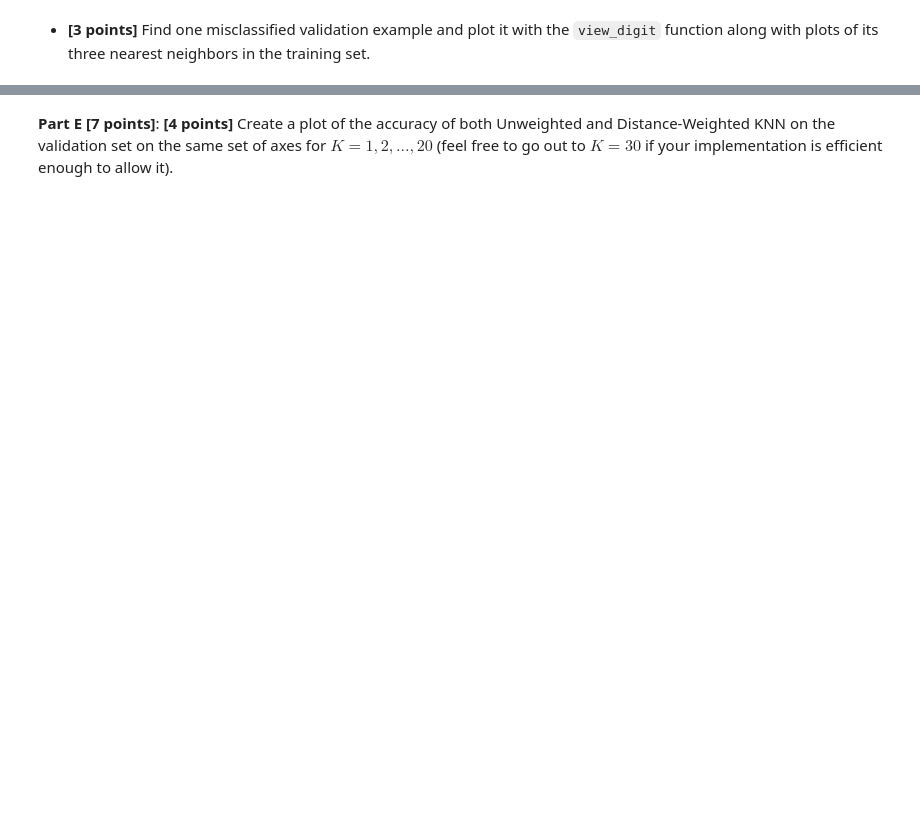
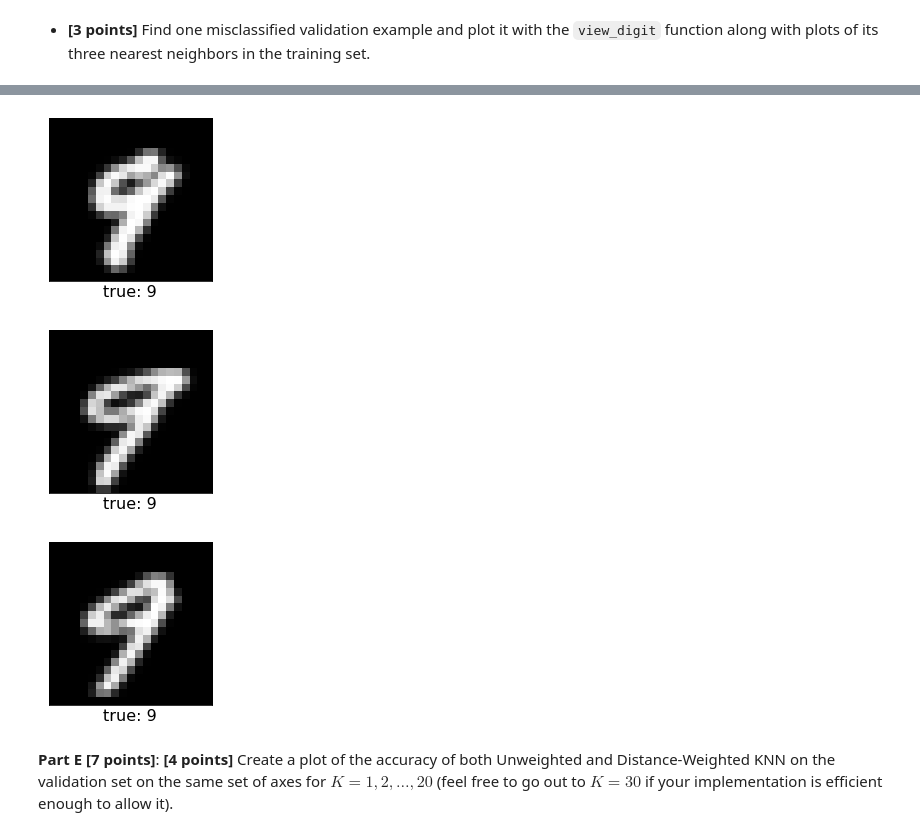
Before and after one commit to arjun-rao/csci5622-ml, a Jupyter notebook: hmwks/hw1/hw1.ipynb, the cells around one changed output, grey strips where cells are left out. Saved outputs shown, nothing was run; the diff lists cells and outputs as text; code cells hidden in the pictures; blank space fills up the shorter version.

```diff
--- a/hmwks/hw1/hw1.ipynb
+++ b/hmwks/hw1/hw1.ipynb
@@ -343,3 +547,11 @@ raise NotImplementedError()
+# %%
+view_digit(X_train[3123], y_train[3123])
+view_digit(X_train[1777], y_train[1777])
+view_digit(X_train[3592], y_train[3592])
+# %% [output]
+[figure, added]
+[figure, added]
+[figure, added]
 # %% [markdown]
 **Part E [7 points]**: **[4 points]** Create a plot of the accuracy of both Unweighted and Distance-Weighted KNN on the validation set on the same set of axes for $K=1, 2, \ldots, 20$ (feel free to go out to $K=30$ if your implementation is efficient enough to allow it).
 # %%
```
Also changed, not shown: parts of 35 cells of this notebook, 1 other file.
